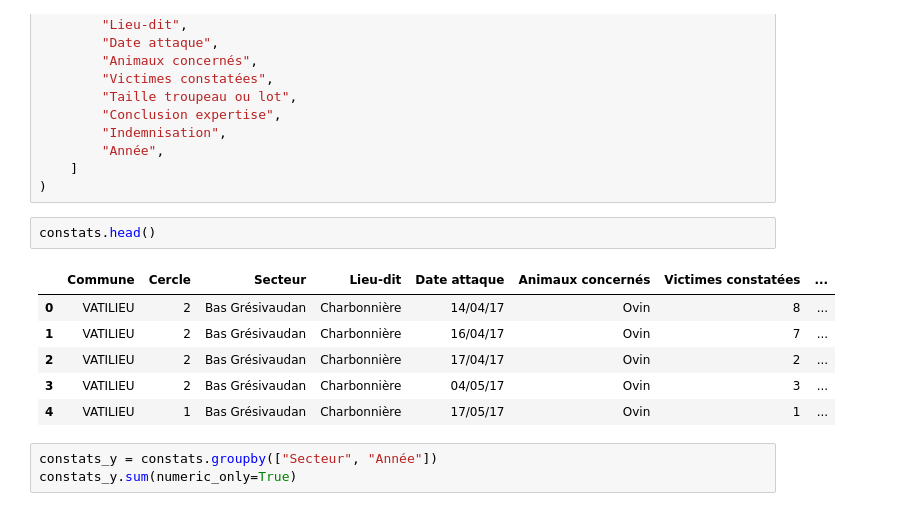
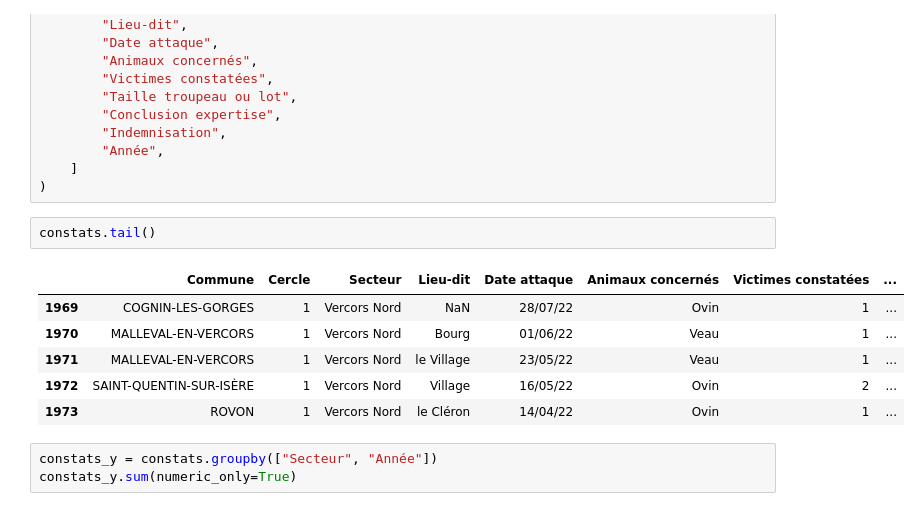
Before and after one commit to dthonon/pna_loup_suivi, a Jupyter notebook: notebook/Analyse-38.ipynb, the cells around one changed output. Cells and saved outputs as stored; diff of their text form.

Commit message:
Analyse des données de l'Isère Fixes #92 - WIP

```diff
--- a/notebook/Analyse-38.ipynb
+++ b/notebook/Analyse-38.ipynb
@@ -47,14 +47,14 @@ constats = pd.read_csv(
     ]
 )
 # %%
-constats.head()
+constats.tail()
 # %% [output]
 |  | Commune | Cercle | Secteur | Lieu-dit | Date attaque | Animaux concernés | Victimes constatées | ... |
-| 0 | VATILIEU | 2 | Bas Grésivaudan | Charbonnière | 14/04/17 | Ovin | 8 | ... |
-| 1 | VATILIEU | 2 | Bas Grésivaudan | Charbonnière | 16/04/17 | Ovin | 7 | ... |
-| 2 | VATILIEU | 2 | Bas Grésivaudan | Charbonnière | 17/04/17 | Ovin | 2 | ... |
-| 3 | VATILIEU | 2 | Bas Grésivaudan | Charbonnière | 04/05/17 | Ovin | 3 | ... |
-| 4 | VATILIEU | 1 | Bas Grésivaudan | Charbonnière | 17/05/17 | Ovin | 1 | ... |
+| 1969 | COGNIN-LES-GORGES | 1 | Vercors Nord | NaN | 28/07/22 | Ovin | 1 | ... |
+| 1970 | MALLEVAL-EN-VERCORS | 1 | Vercors Nord | Bourg | 01/06/22 | Veau | 1 | ... |
+| 1971 | MALLEVAL-EN-VERCORS | 1 | Vercors Nord | le Village | 23/05/22 | Veau | 1 | ... |
+| 1972 | SAINT-QUENTIN-SUR-ISÈRE | 1 | Vercors Nord | Village | 16/05/22 | Ovin | 2 | ... |
+| 1973 | ROVON | 1 | Vercors Nord | le Cléron | 14/04/22 | Ovin | 1 | ... |
 # %%
 constats_y = constats.groupby(["Secteur", "Année"])
 constats_y.sum(numeric_only=True)
```
Also changed, not shown: parts of 2 cells of this notebook, 1 other file.
